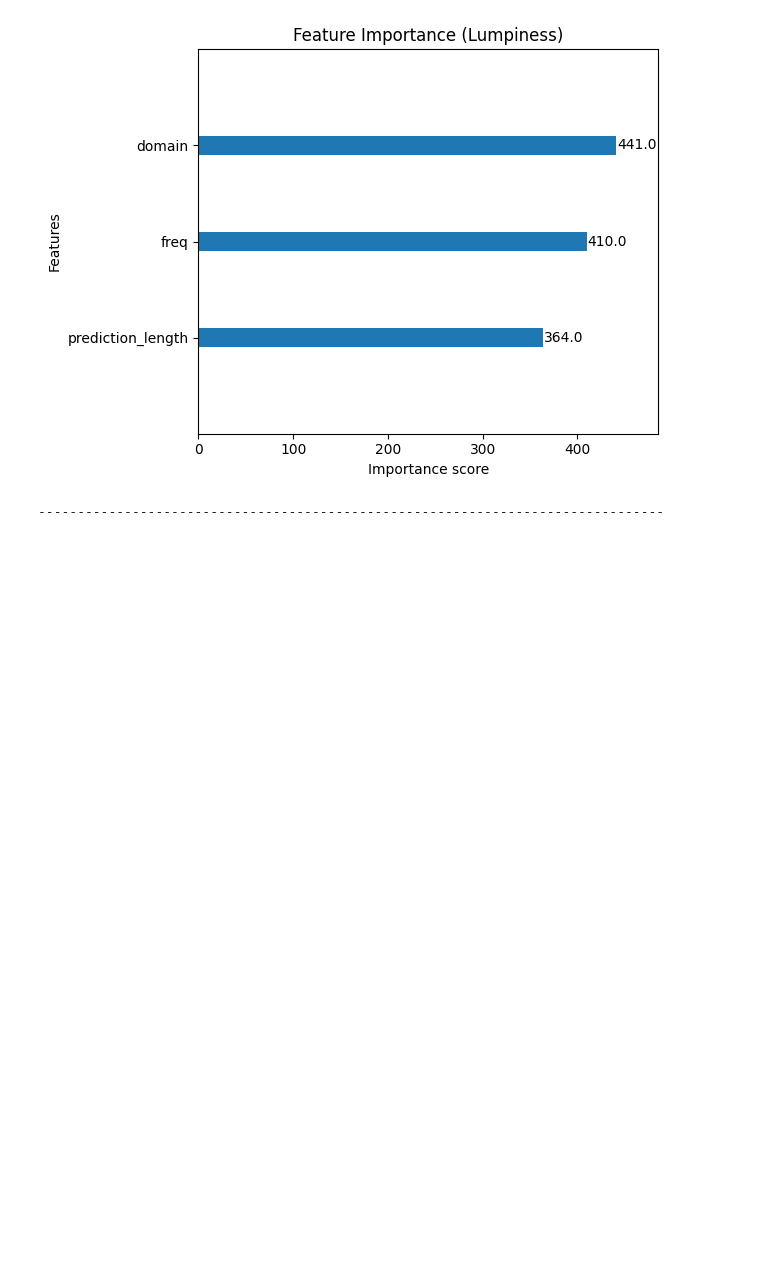
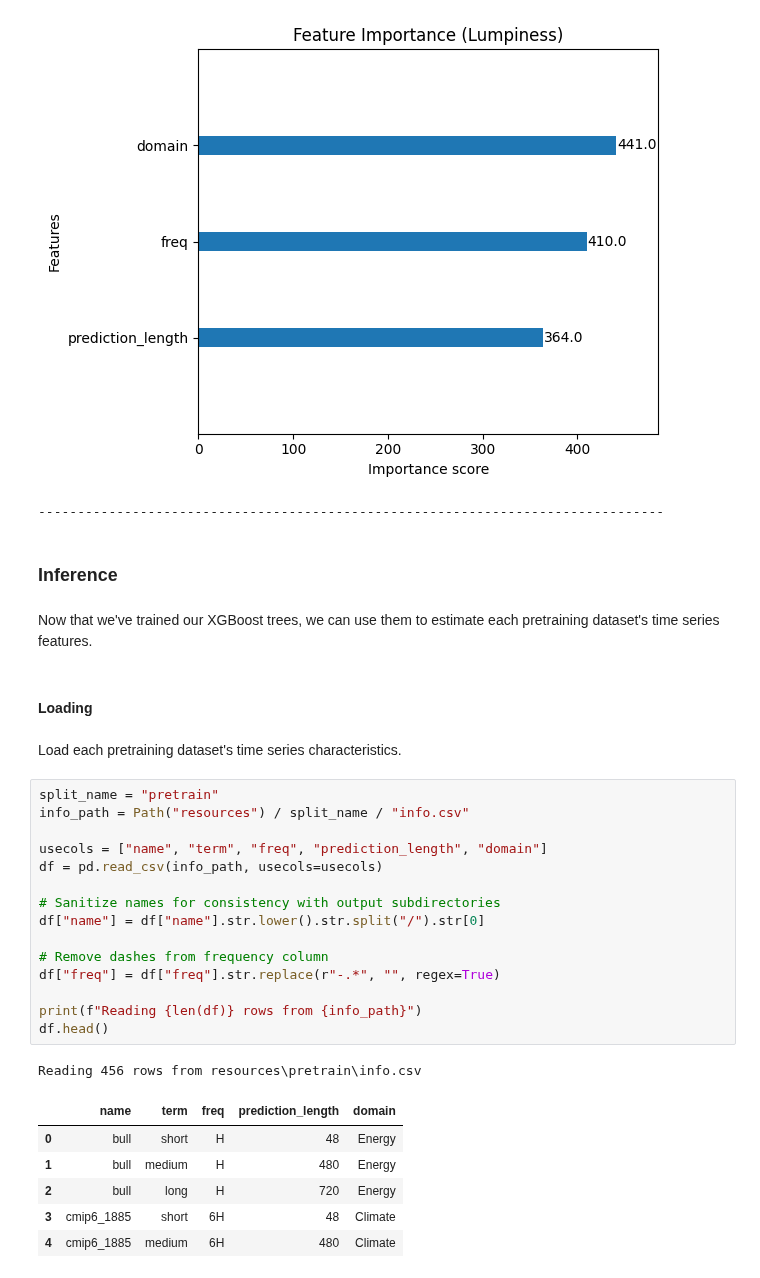
Before and after one commit to mpg05883/gift-eval, a Jupyter notebook: feature_estimation.ipynb, the cells around one changed output. Drawn from its saved outputs; the diff is of its cells as text; blank space fills up the shorter version.

```diff
--- a/feature_estimation.ipynb
+++ b/feature_estimation.ipynb
@@ -396,3 +396,34 @@ Fitting 72 folds for each of 8 candidates, totalling 576 fits
 [XGBoost] Test MSE for 'lumpiness': 0.953
 [figure]
 --------------------------------------------------------------------------------
+# %% [markdown]
+### Inference
+# %% [markdown]
+Now that we've trained our XGBoost trees, we can use them to estimate each pretraining dataset's time series features.
+# %% [markdown]
+#### Loading
+# %% [markdown]
+Load each pretraining dataset's time series characteristics.
+# %%
+split_name = "pretrain"
+info_path = Path("resources") / split_name / "info.csv"
+
+usecols = ["name", "term", "freq", "prediction_length", "domain"]
+df = pd.read_csv(info_path, usecols=usecols)
+
+# Sanitize names for consistency with output subdirectories
+df["name"] = df["name"].str.lower().str.split("/").str[0]
+
+# Remove dashes from frequency column
+df["freq"] = df["freq"].str.replace(r"-.*", "", regex=True)
+
+print(f"Reading {len(df)} rows from {info_path}")
+df.head()
+# %% [output]
+Reading 456 rows from resources\pretrain\info.csv
+|  | name | term | freq | prediction_length | domain |
+| 0 | bull | short | H | 48 | Energy |
+| 1 | bull | medium | H | 480 | Energy |
+| 2 | bull | long | H | 720 | Energy |
+| 3 | cmip6_1885 | short | 6H | 48 | Climate |
+| 4 | cmip6_1885 | medium | 6H | 480 | Climate |
```
Also changed, not shown: parts of 9 cells of this notebook, 2 other files.
